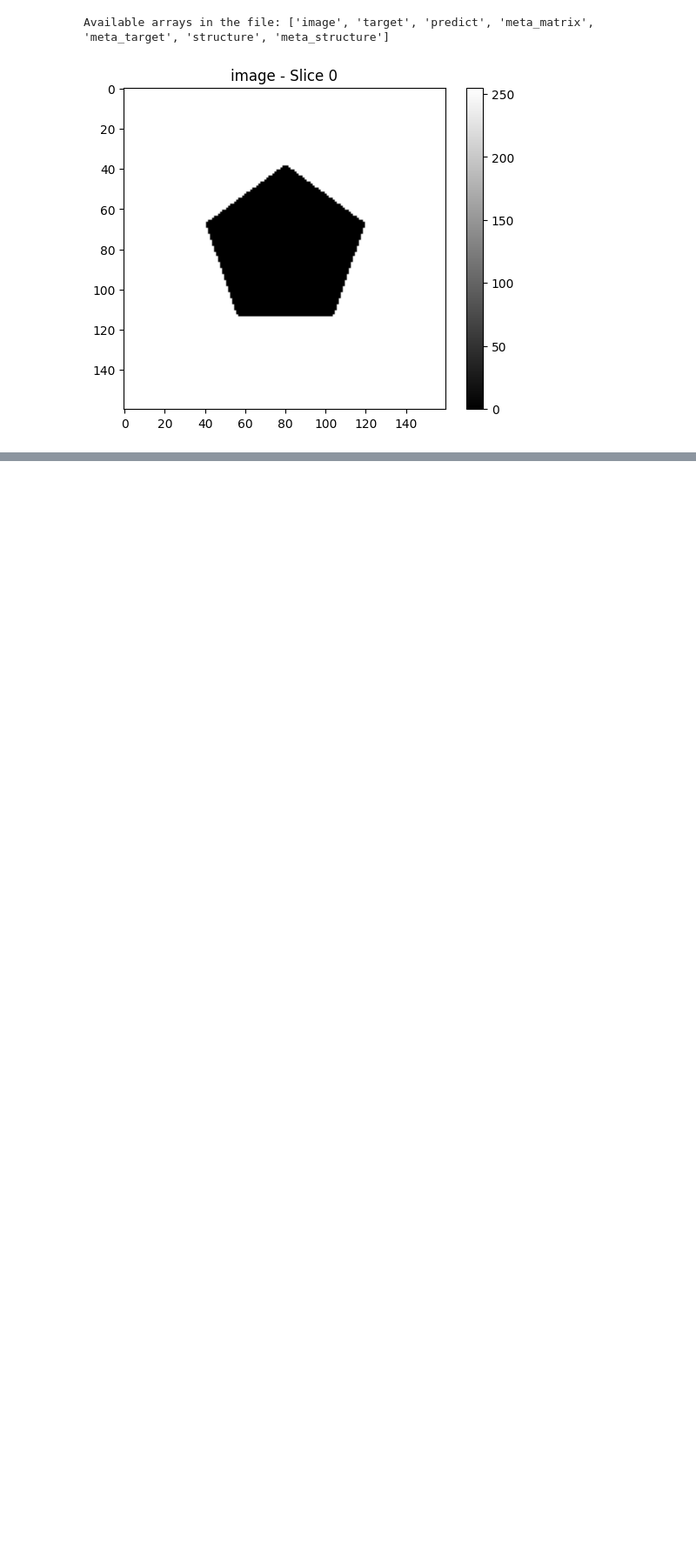
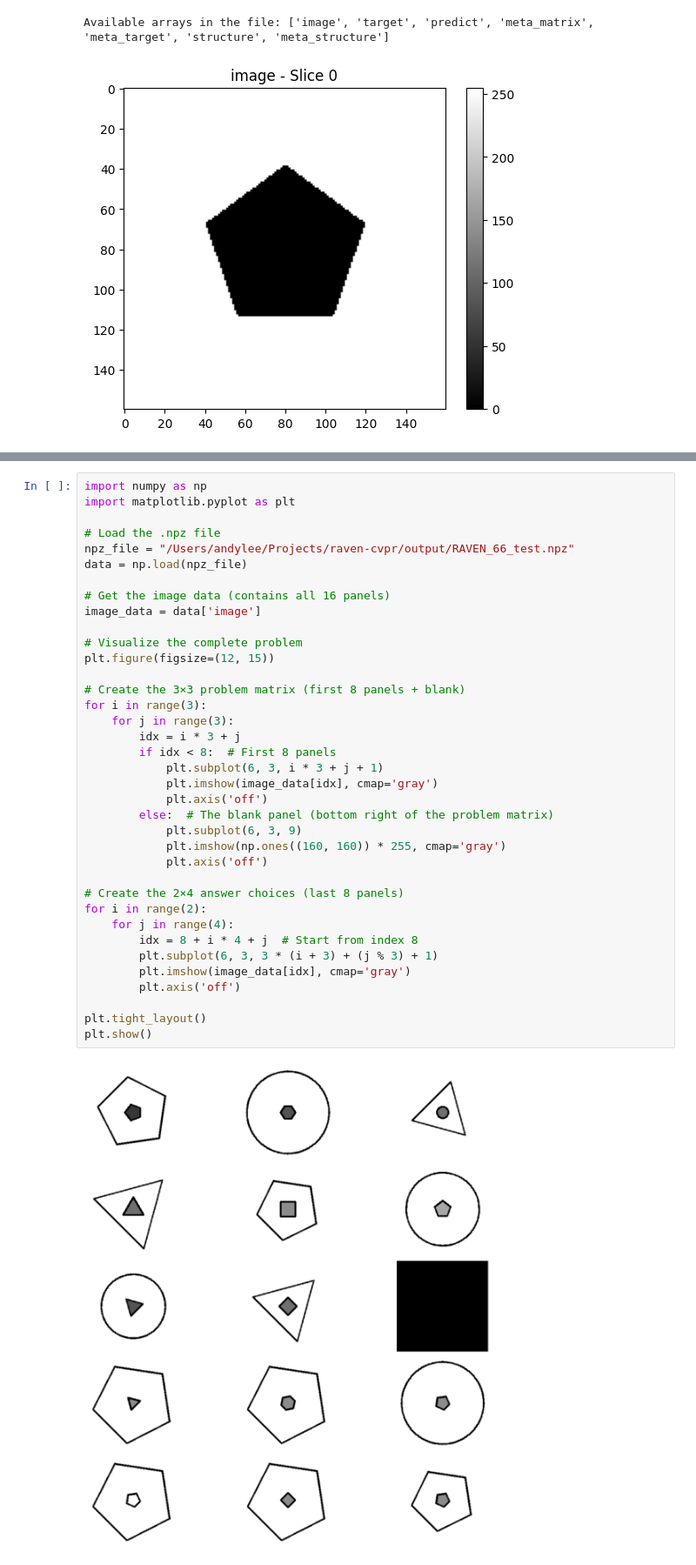
Before and after one commit to andylee024/raven-cvpr, a Jupyter notebook: notebooks/visualize_notebook.ipynb, the cells around one changed output, grey strips where cells are left out. Shown at 87% size. Saved outputs shown, nothing was run; the diff lists cells and outputs as text; blank space fills up the shorter version.

```diff
--- a/notebooks/visualize_notebook.ipynb
+++ b/notebooks/visualize_notebook.ipynb
@@ -34,0 +40,39 @@ Available arrays in the file: ['image', 'target', 'predict', 'meta_matrix', 'met
+# %%
+import numpy as np
+import matplotlib.pyplot as plt
+
+# Load the .npz file
+npz_file = "/Users/andylee/Projects/raven-cvpr/output/RAVEN_66_test.npz"
+data = np.load(npz_file)
+
+# Get the image data (contains all 16 panels)
+image_data = data['image']
+
+# Visualize the complete problem
+plt.figure(figsize=(12, 15))
+
+# Create the 3×3 problem matrix (first 8 panels + blank)
+for i in range(3):
+    for j in range(3):
+        idx = i * 3 + j
+        if idx < 8:  # First 8 panels
+            plt.subplot(6, 3, i * 3 + j + 1)
+            plt.imshow(image_data[idx], cmap='gray')
+            plt.axis('off')
+        else:  # The blank panel (bottom right of the problem matrix)
+            plt.subplot(6, 3, 9)
+            plt.imshow(np.ones((160, 160)) * 255, cmap='gray')
+            plt.axis('off')
+
+# Create the 2×4 answer choices (last 8 panels)
+for i in range(2):
+    for j in range(4):
+        idx = 8 + i * 4 + j  # Start from index 8
+        plt.subplot(6, 3, 3 * (i + 3) + (j % 3) + 1)
+        plt.imshow(image_data[idx], cmap='gray')
+        plt.axis('off')
+
+plt.tight_layout()
+plt.show()
+# %% [output]
+[figure, added]
```
Also changed, not shown: parts of 13 cells of this notebook.
